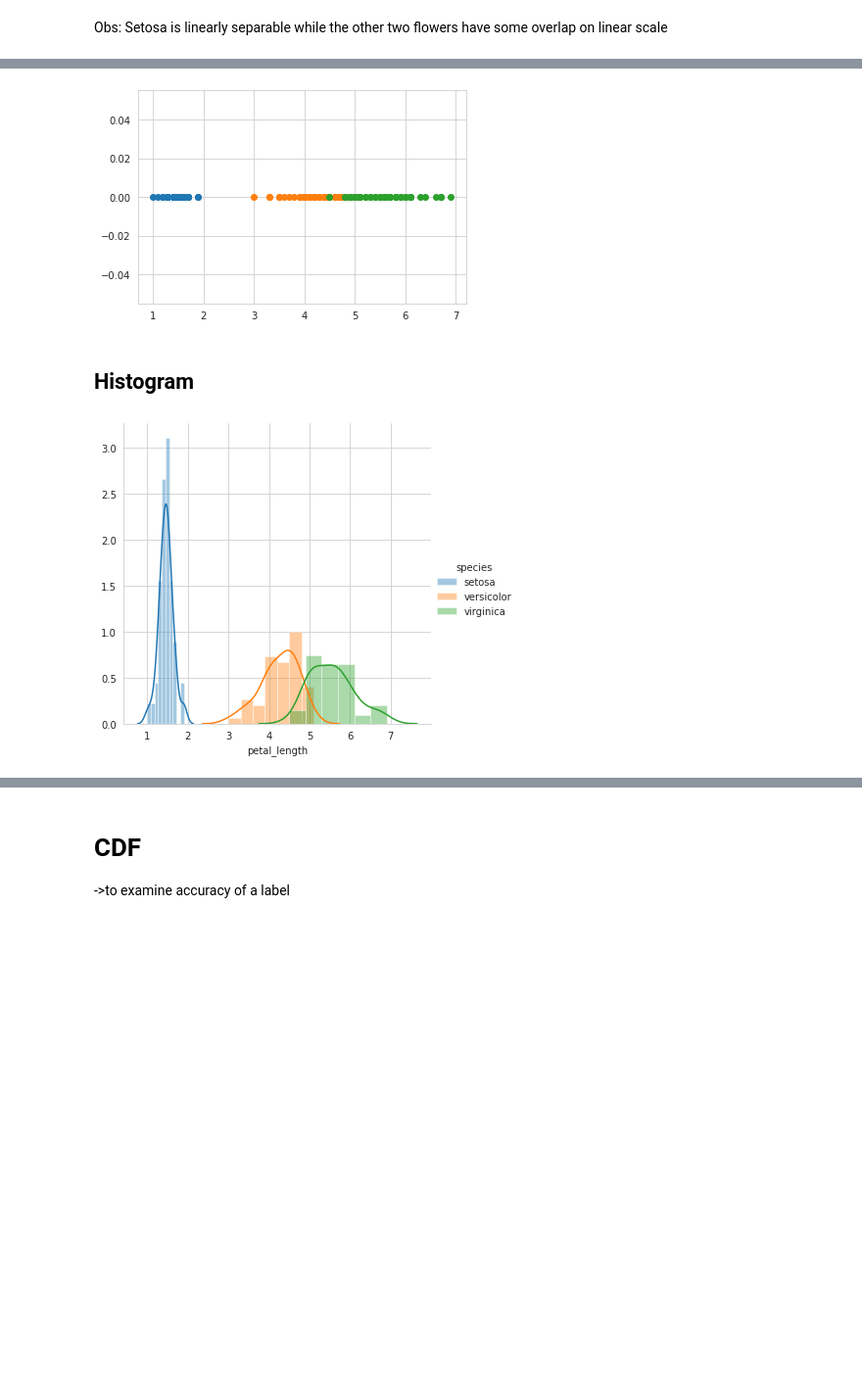
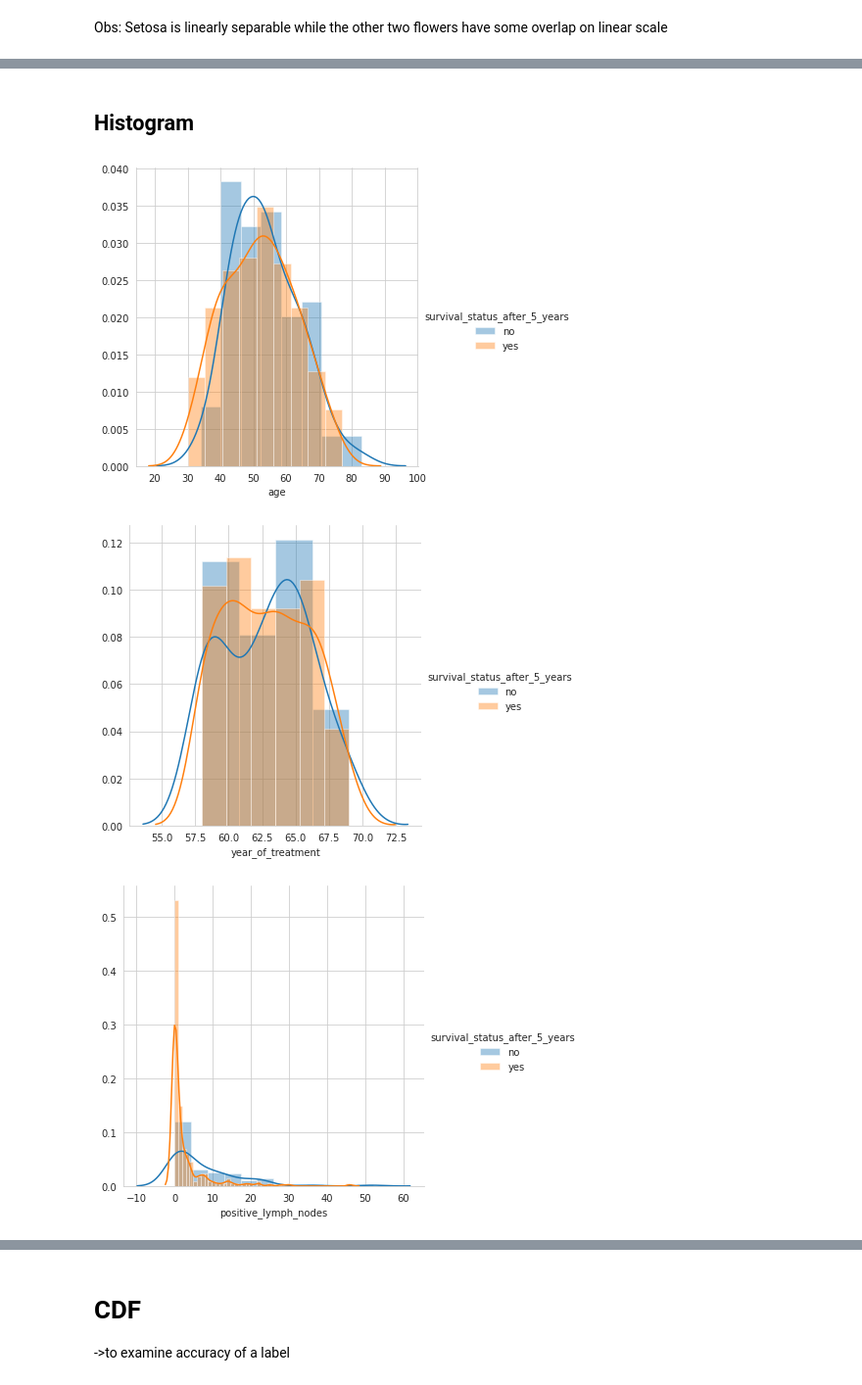
Before and after one commit to iamsims/PracticalAI, a Jupyter notebook: Notebooks/Exploratory Data Analysis_haberman.ipynb, the cells around one changed output, grey strips where cells are left out. Shown at 98% size. Cells and saved outputs as stored; diff of their text form; code cells hidden in the pictures; blank space fills up the shorter version.

```diff
--- a/Notebooks/Exploratory Data Analysis.ipynb
+++ b/Notebooks/Exploratory Data Analysis_haberman.ipynb
@@ -2,5 +2,5 @@
 ### Import data
 # %%
 import pandas as pd
-d = pd.read_csv("../Data/iris.csv")
+df = pd.read_csv("../Data/haberman.csv",names=['age', 'year_of_treatment', 'positive_lymph_nodes', 'survival_status_after_5_years'])
 # %%
@@ -14,0 +15,3 @@ d.head(5)
+# %%
+df['survival_status_after_5_years'] = df['survival_status_after_5_years'].map({1:"yes", 2:"no"})
+df['survival_status_after_5_years'] = df['survival_status_after_5_years'].astype('category')
@@ -88,0 +100,6 @@ The flowers versicolor and virginica can't be clearly  separated.The separaton e
+# %%
+sns.set_style("whitegrid")
+sns.FacetGrid(d, hue='survival_status_after_5_years', size=4) \
+   .map(plt.scatter, 'age', 'positive_lymph_nodes') \
+   .add_legend()
+plt.show()
@@ -90,9 +109,8 @@ The flowers versicolor and virginica can't be clearly  separated.The separaton e
 ## 3D scatterplot
 # %%
 import plotly.express as px
-df = px.data.iris()
-fig = px.scatter_3d(df, x='sepal_length', y='sepal_width', z='petal_width',
-              color='species')
+fig = px.scatter_3d(d, x='age', y='positive_lymph_nodes', z='year_of_treatment',
+              color='survival_status_after_5_years')
 fig.show()
 # %% [output]
 [interactive output not drawn]
@@ -114,20 +130,10 @@ Setosa is linearly separable while the other  two flowers have some overlap on l
-# %%
-import numpy as np
-iris_setosa=d.loc[d['species']=='setosa']
-iris_versicolor=d.loc[d['species']=='versicolor']
-iris_virginica=d.loc[d['species']=='virginica']
-
-plt.plot(iris_setosa['petal_length'], np.zeros_like(iris_setosa['petal_length']),'o')
-plt.plot(iris_versicolor['petal_length'], np.zeros_like(iris_versicolor['petal_length']),'o')
-plt.plot(iris_virginica['petal_length'], np.zeros_like(iris_virginica['petal_length']),'o')
-
-plt.show()
-# %% [output]
-[figure, removed]
 # %% [markdown]
 ## Histogram
 # %%
-sns.FacetGrid(d, hue="species", height=5).map(sns.distplot, "petal_length").add_legend();
-plt.show();
+for idx, feature in enumerate(list(df.columns)[:-1]):
+    sns.FacetGrid(df, hue="survival_status_after_5_years", height=5).map(sns.distplot, feature ).add_legend();
+    plt.show();
 # %% [output]
-[figure, old version]
+[figure, new version]
+[figure, added]
+[figure, added]
```
Also changed, not shown: parts of 31 cells of this notebook, 2 other files.
